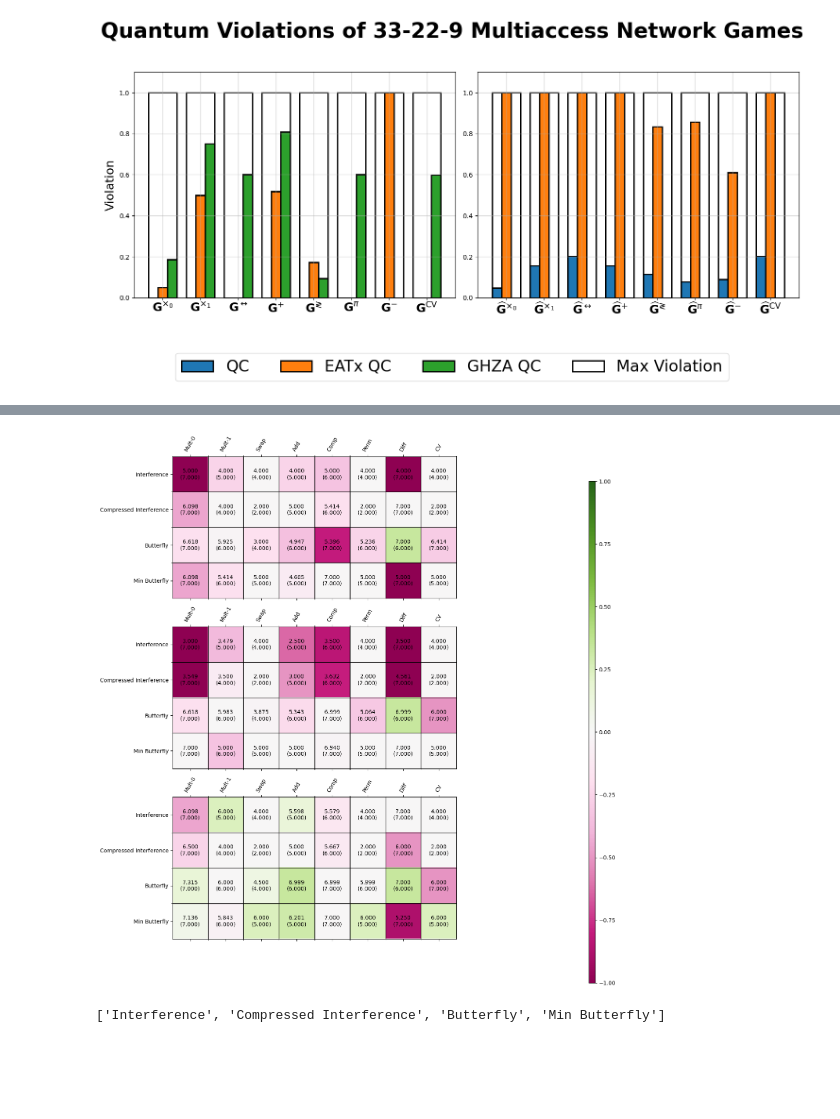
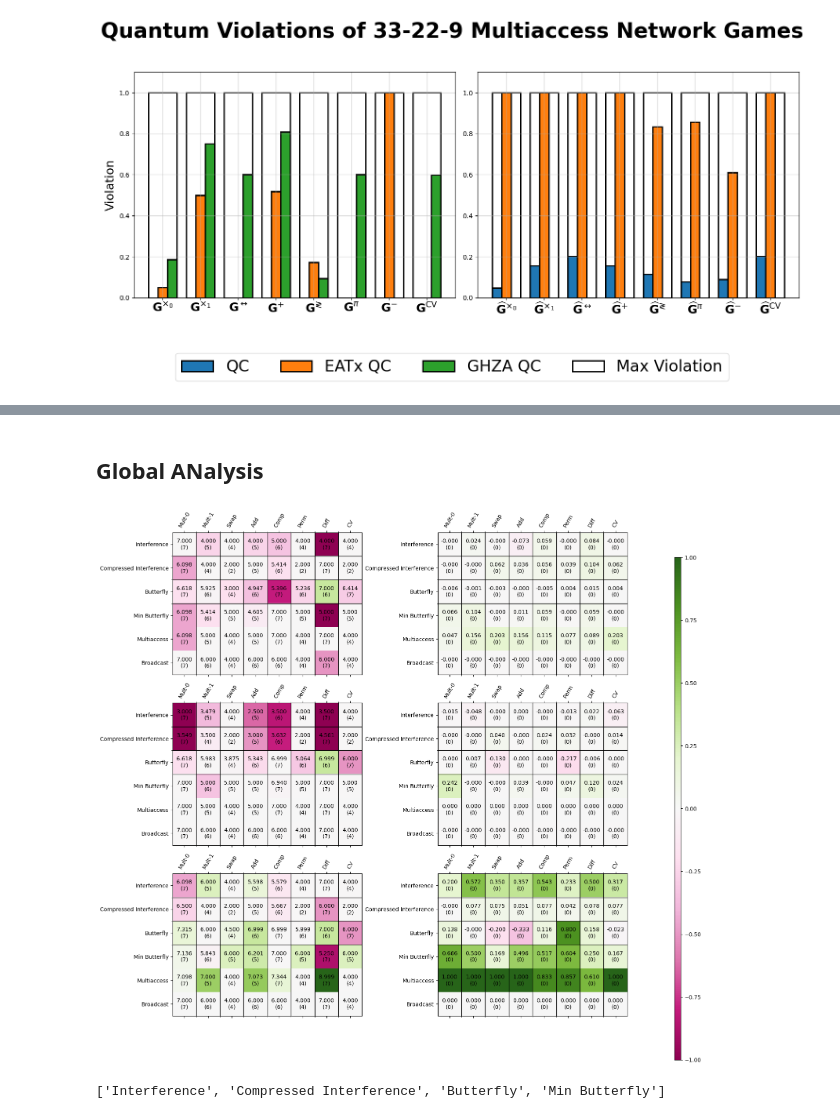
Before and after one commit to ChitambarLab/nonclassicality-in-quantum-communication-networks-supplemental-code, a Jupyter notebook: notebook/multipoint_quantum_violations.ipynb, the cells around one changed output, grey strips where cells are left out. Cells and saved outputs as stored; diff of their text form; code cells hidden in the pictures; blank space fills up the shorter version.

Commit message:
adding interference data

```diff
--- a/notebook/multipoint_quantum_violations.ipynb
+++ b/notebook/multipoint_quantum_violations.ipynb
@@ -98,6 +98,11 @@ bc_data_path = "../data/broadcast_9_33_network_violations/"
 game_names = ["mult0", "mult1", "swap", "adder", "compare", "perm", "diff", "cv"]
 qbc_facet_opt_dicts = get_inequality_opt_dicts(bc_data_path, r"qbc", game_names)
 earx_qbc_facet_opt_dicts = get_inequality_opt_dicts(bc_data_path, r"earx_qbc", game_names)
+gea_qbc_facet_opt_dicts = get_inequality_opt_dicts(bc_data_path, r"gea_qbc", game_names)
+
+qbc_game_opt_dicts = get_inequality_opt_dicts(bc_data_path, r"qbc", game_names, use_game=True)
+earx_qbc_game_opt_dicts = get_inequality_opt_dicts(bc_data_path, r"earx_qbc", game_names, use_game=True)
+gea_qbc_game_opt_dicts = get_inequality_opt_dicts(bc_data_path, r"gea_qbc", game_names, use_game=True)
 # %% [markdown]
 ## Analyzing Data
 # %%
@@ -183,6 +188,11 @@ ghza_qmac_game_max_violations, ghza_qmac_game_qbounds, ghza_qmac_game_cbounds =
 
 qbc_facet_max_violations, qbc_facet_qbounds, qbc_facet_cbounds = analyze_data(qbc_facet_opt_dicts, bc_facet_inequalities)
 earx_qbc_facet_max_violations, earx_qbc_facet_qbounds, earx_qbc_facet_cbounds = analyze_data(earx_qbc_facet_opt_dicts, bc_facet_inequalities)
+gea_qbc_facet_max_violations, gea_qbc_facet_qbounds, gea_qbc_facet_cbounds = analyze_data(gea_qbc_facet_opt_dicts, bc_facet_inequalities)
+
+qbc_game_max_violations, qbc_game_qbounds, qbc_game_cbounds = analyze_data(qbc_game_opt_dicts, bc_game_inequalities)
+earx_qbc_game_max_violations, earx_qbc_game_qbounds, earx_qbc_game_cbounds = analyze_data(earx_qbc_game_opt_dicts, bc_game_inequalities)
+gea_qbc_game_max_violations, gea_qbc_game_qbounds, gea_qbc_game_cbounds = analyze_data(gea_qbc_game_opt_dicts, bc_game_inequalities)
 # %% [output]
 ['mult0', 'mult1', 'swap', 'adder', 'compare', 'perm', 'diff', 'cv']
 # %%
@@ -498,3 +556,5 @@ plt.show()
+# %% [markdown]
+## Global ANalysis
 # %%
 def print_max_violations_table(
     network_names,qc_max_violations,eatx_max_violations,earx_max_violations, game_names, network_cbounds, network_qbounds, is_game=True,
@@ -628,8 +708,9 @@ facet_max_violations_table_data = print_max_violations_table(
     is_game=False,
 )
 # %%
-fig, (qc_ax, earx_qc_ax, eatx_qc_ax) = plt.subplots(nrows=3, figsize=(16,16))
+fig, ((qc_ax, qc_facet_ax), (earx_qc_ax, earx_qc_facet_ax), (eatx_qc_ax,eatx_qc_facet_ax) ) = plt.subplots(nrows=3, ncols=2, figsize=(16,16))
 
+# game tables
 cc_table_data = list(map(
     lambda row: list(map(lambda tuple: tuple[0] , row[1:])),
     game_max_violations_table_data[1:])
@@ -659,42 +740,79 @@ scaled_eatx_qc_table_data = list(map(
     scaled_game_max_violations_table_data[1:])
 )
 
+# facet table
+cc_facet_table_data = list(map(
+    lambda row: list(map(lambda tuple: tuple[0] , row[1:])),
+    facet_max_violations_table_data[1:])
+)
+qc_facet_table_data = list(map(
+    lambda row: list(map(lambda tuple: tuple[1] , row[1:])),
+    facet_max_violations_table_data[1:])
+)
+earx_qc_facet_table_data = list(map(
+    lambda row: list(map(lambda tuple: tuple[2] , row[1:])),
+    facet_max_violations_table_data[1:])
+)
+eatx_qc_facet_table_data = list(map(
+    lambda row: list(map(lambda tuple: tuple[3] , row[1:])),
+    facet_max_violations_table_data[1:])
+)
+
 pcm_qc = qc_ax.matshow(scaled_qc_table_data, cmap=mpl.colormaps["PiYG"], vmax=1,vmin= -1)
 pcm_earx_qc = earx_qc_ax.matshow(scaled_earx_qc_table_data, cmap=mpl.colormaps["PiYG"], vmax=1,vmin= -1)
 pcm_eatx_qc = eatx_qc_ax.matshow(scaled_eatx_qc_table_data, cmap=mpl.colormaps["PiYG"], vmax=1,vmin= -1)
 
+pcm_qc_facet = qc_facet_ax.matshow(qc_facet_table_data, cmap=mpl.colormaps["PiYG"], vmax=1,vmin= -1)
+pcm_earx_qc_facet = earx_qc_facet_ax.matshow(earx_qc_facet_table_data, cmap=mpl.colormaps["PiYG"], vmax=1,vmin= -1)
+pcm_eatx_qc_facet = eatx_qc_facet_ax.matshow(eatx_qc_facet_table_data, cmap=mpl.colormaps["PiYG"], vmax=1,vmin= -1)
+
+
 y_tick_labels = list(map(lambda row: row[0], game_max_violations_table_data))
 x_tick_labels = list(map(lambda name: name, game_max_violations_table_data[0]))
 
-for ax in [qc_ax, earx_qc_ax, eatx_qc_ax]:
-    ax.set_yticks([y + 0.5 for y in range(0, 3)], minor=True)
+
+for ax in [qc_ax, earx_qc_ax, eatx_qc_ax, qc_facet_ax, earx_qc_facet_ax, eatx_qc_facet_ax]:
+    ax.set_yticks([y + 0.5 for y in range(0, 5)], minor=True)
     ax.set_xticks([x + 0.5 for x in range(0, 7)], minor=True)
     ax.grid(which="minor", ls="-", lw=1, color="black")
     ax.set_xticklabels(x_tick_labels, rotation=60)
     ax.set_yticklabels(y_tick_labels)
 
 
 for y in range(len(cc_table_data)):
     for x in range(len(cc_table_data[0])):
-        qc_ax.text(x, y, '%.3f' % qc_table_data[y][x] + "\n" + '(%.3f)' % cc_table_data[y][x],
+        qc_ax.text(x, y, '%.3f' % qc_table_data[y][x] + "\n" + "(" + str(int(cc_table_data[y][x])) + ")",
             horizontalalignment='center',
             verticalalignment='center',
         )
-        earx_qc_ax.text(x, y, '%.3f' % earx_qc_table_data[y][x] + "\n" + '(%.3f)' % cc_table_data[y][x],
+        earx_qc_ax.text(x, y, '%.3f' % earx_qc_table_data[y][x] + "\n" + "(" + str(int(cc_table_data[y][x])) + ")",
             horizontalalignment='center',
             verticalalignment='center',
         )
-        eatx_qc_ax.text(x, y, '%.3f' % eatx_qc_table_data[y][x] + "\n" + '(%.3f)' % cc_table_data[y][x],
+        eatx_qc_ax.text(x, y, '%.3f' % eatx_qc_table_data[y][x] + "\n" + "(" + str(int(cc_table_data[y][x])) + ")",
             horizontalalignment='center',
             verticalalignment='center',
         )
 
-
+for y in range(len(cc_facet_table_data)):
+    for x in range(len(cc_facet_table_data[0])):
+        qc_facet_ax.text(x, y, '%.3f' % qc_facet_table_data[y][x] + "\n" + "(" + str(int(cc_facet_table_data[y][x])) + ")",
+            horizontalalignment='center',
+            verticalalignment='center',
+        )
+        earx_qc_facet_ax.text(x, y, '%.3f' % earx_qc_facet_table_data[y][x] + "\n" + "(" + str(int(cc_facet_table_data[y][x])) + ")",
+            horizontalalignment='center',
+            verticalalignment='center',
+        )
+        eatx_qc_facet_ax.text(x, y, '%.3f' % eatx_qc_facet_table_data[y][x] + "\n" + "(" + str(int(cc_facet_table_data[y][x])) + ")",
+            horizontalalignment='center',
+            verticalalignment='center',
+        )
 
 cb_ax = fig.add_axes([0.95, 0.04, 0.01, 0.8])
 cbar = fig.colorbar(pcm_qc, cax=cb_ax)
 # %% [output]
-[figure, old version]
+[figure, new version]
 # %%
 list(map(lambda row: row[0], game_max_violations_table_data[1:]))
 # %% [output]
```
Also changed, not shown: parts of 3 cells of this notebook, 43 other files.
